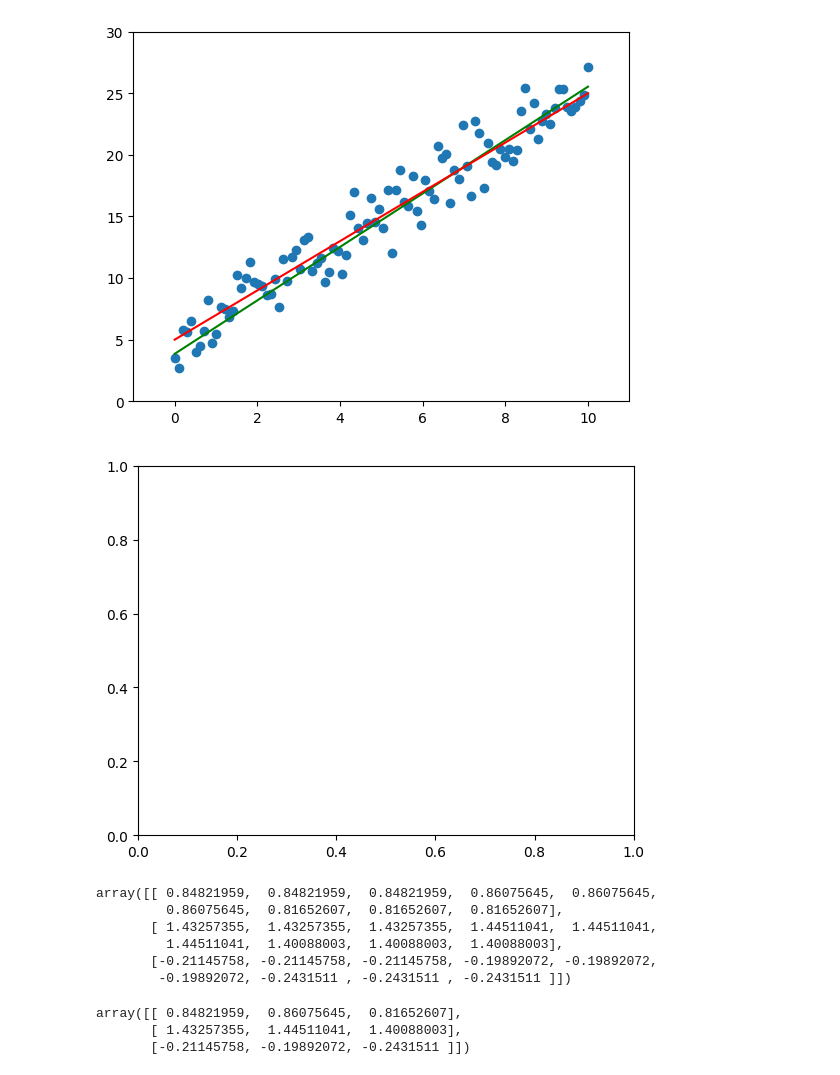
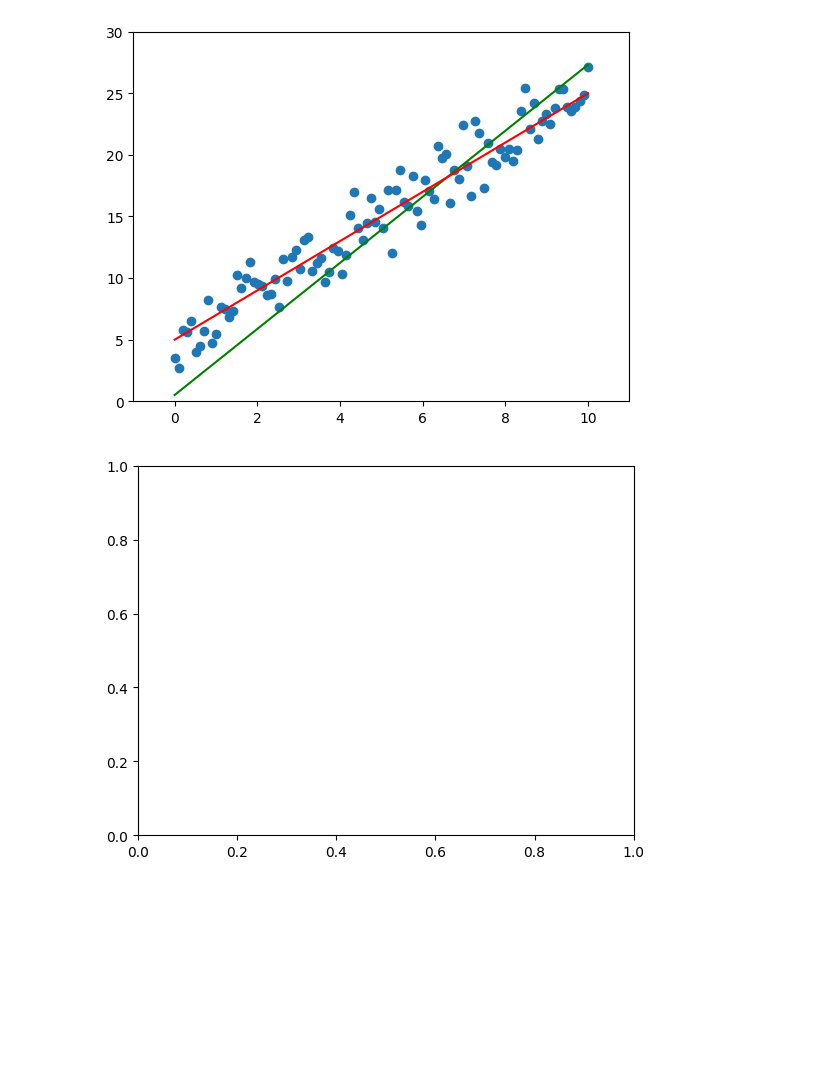
Before and after one commit to zhangjingxian1998/some_note, a Jupyter notebook: example/numpy/grad_down.ipynb, the cells around one changed output. Saved outputs shown, nothing was run; the diff lists cells and outputs as text; code cells hidden in the pictures; blank space fills up the shorter version.

```diff
--- a/example/numpy/grad_down.ipynb
+++ b/example/numpy/grad_down.ipynb
@@ -14,5 +14,5 @@ data_true = np.load(data_true_path)
 # %%
 epochs = 100
 lr = 0.001
-batch_size = 30
+batch_size = 100
 # %%
@@ -59,5 +60,6 @@ for epoch in range(epochs):
 [figure]
 # %%
+# 模仿一个两层的神经网络
 W1 = np.random.randn(1,3)
 B1 = np.random.randn(1,3)
 W2 = np.random.randn(3,3)
@@ -87,7 +89,7 @@ for epoch in range(epochs):
         grad_b3 = delta_y
         grad_w3 = delta_y * x2.T
         grad_b2 = delta_y * W3.T
-        grad_w2 = delta_y * np.matmul(x1, W3).T
+        grad_w2 = delta_y * np.matmul(x1.T, W3.T)
         grad_b1 = delta_y * np.matmul(W2, W3).T
         grad_w1 = delta_y * x_data[i] * np.matmul(W2, W3).T
         batch_count = batch_count + 1
@@ -108,47 +110,32 @@ for epoch in range(epochs):
 
             grad_b3_sum = 0
             grad_w3_sum = 0
             grad_b2_sum = 0
             grad_w2_sum = 0
             grad_b1_sum = 0
             grad_w1_sum = 0
             batch_count = 0
         else:
             grad_b3_sum = grad_b3_sum + grad_b3
             grad_w3_sum = grad_w3_sum + grad_w3
             grad_b2_sum = grad_b2_sum + grad_b2
             grad_w2_sum = grad_w2_sum + grad_w2
             grad_b1_sum = grad_b1_sum + grad_b1
             grad_w1_sum = grad_w1_sum + grad_w1
 
     ax.set_xlim(-1, 11)
     ax.set_ylim(0, 30)
     ax.scatter(data_scatter[:,0], data_scatter[:,1])
     y_show = copy.deepcopy(data_true[:,1])
     for i, x in enumerate(data_true[:,0]):
         x1 = x * W1 + B1
         x2 = np.matmul(x1, W2) + B2
         y = np.matmul(x2, W3) + B3
         y_show[i] = y[0]
     ax.plot(data_true[:,0], y_show, color='green')
     ax.plot(data_true[:,0], data_true[:,1], color='red')
     display(fig, display_id='plot',update=True)
     ax.clear()
 # %% [output]
-[figure, old version]
+[figure, new version]
 [figure]
-# %%
-W3.repeat(3,1)
-# %% [output]
-array([[ 0.84821959,  0.84821959,  0.84821959,  0.86075645,  0.86075645,
-         0.86075645,  0.81652607,  0.81652607,  0.81652607],
-       [ 1.43257355,  1.43257355,  1.43257355,  1.44511041,  1.44511041,
-         1.44511041,  1.40088003,  1.40088003,  1.40088003],
-       [-0.21145758, -0.21145758, -0.21145758, -0.19892072, -0.19892072,
-        -0.19892072, -0.2431511 , -0.2431511 , -0.2431511 ]])
-# %%
-W3
-# %% [output]
-array([[ 0.84821959,  0.86075645,  0.81652607],
-       [ 1.43257355,  1.44511041,  1.40088003],
-       [-0.21145758, -0.19892072, -0.2431511 ]])
```
Also changed, not shown: parts of 3 cells of this notebook, 2 other files.
